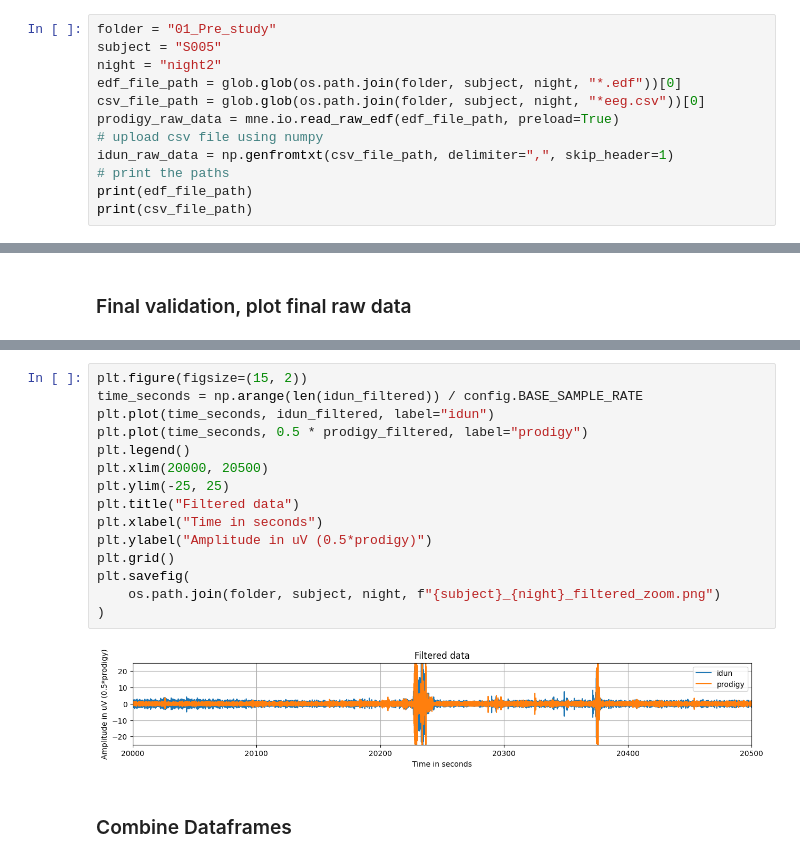
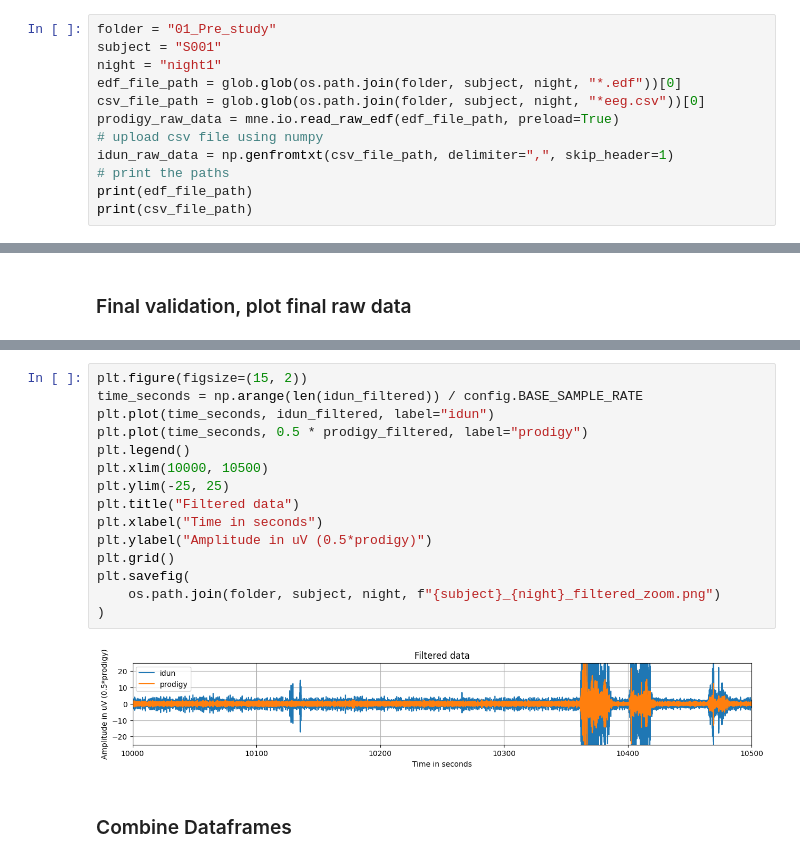
Before and after one commit to iduntech/idn-sync-data, a Jupyter notebook: sync_main.ipynb, the cells around one changed output, grey strips where cells are left out. Saved outputs shown, nothing was run; the diff lists cells and outputs as text.

```diff
--- a/sync_main.ipynb
+++ b/sync_main.ipynb
@@ -28,8 +29,8 @@ import config
 ### Upload all data
 # %%
 folder = "01_Pre_study"
-subject = "S005"
-night = "night2"
+subject = "S001"
+night = "night1"
 edf_file_path = glob.glob(os.path.join(folder, subject, night, "*.edf"))[0]
 csv_file_path = glob.glob(os.path.join(folder, subject, night, "*eeg.csv"))[0]
 prodigy_raw_data = mne.io.read_raw_edf(edf_file_path, preload=True)
@@ -594,20 +552,20 @@ plt.grid()
 # %%
 plt.figure(figsize=(15, 2))
 time_seconds = np.arange(len(idun_filtered)) / config.BASE_SAMPLE_RATE
 plt.plot(time_seconds, idun_filtered, label="idun")
 plt.plot(time_seconds, 0.5 * prodigy_filtered, label="prodigy")
 plt.legend()
-plt.xlim(20000, 20500)
+plt.xlim(10000, 10500)
 plt.ylim(-25, 25)
 plt.title("Filtered data")
 plt.xlabel("Time in seconds")
 plt.ylabel("Amplitude in uV (0.5*prodigy)")
 plt.grid()
 plt.savefig(
     os.path.join(folder, subject, night, f"{subject}_{night}_filtered_zoom.png")
 )
 # %% [output]
-[figure, old version]
+[figure, new version]
 # %% [markdown]
 ### Combine Dataframes
 # %%
```
Also changed, not shown: parts of 29 cells of this notebook, 2 other files.
